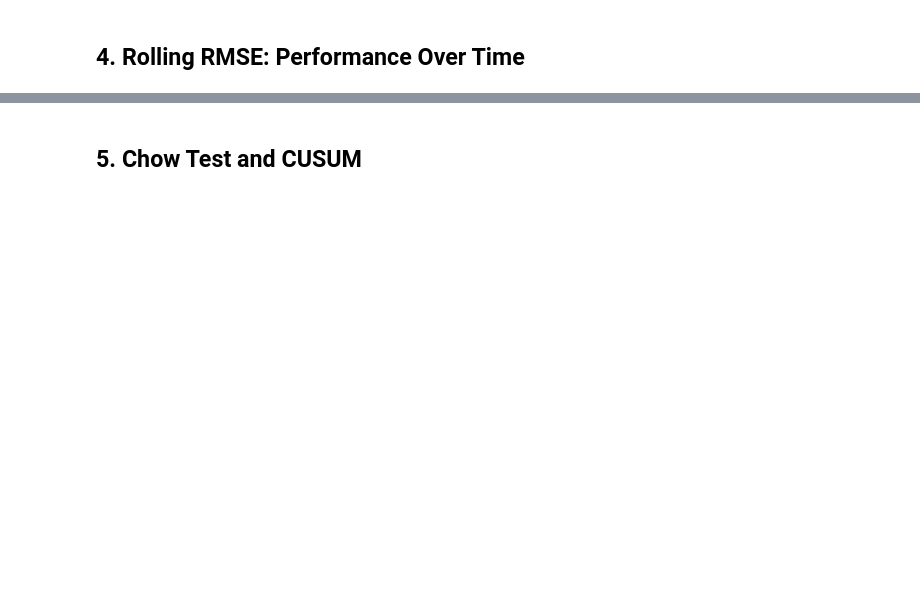
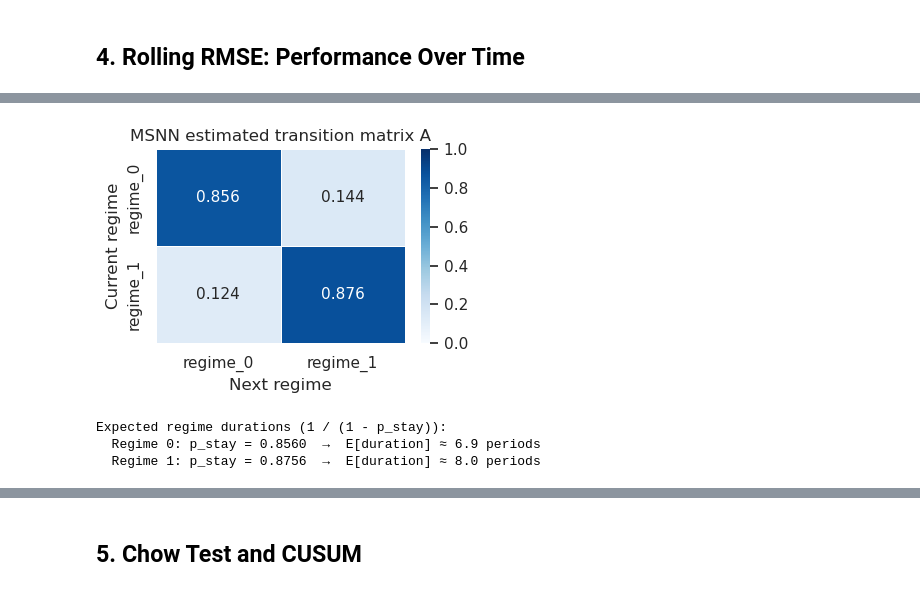
Before and after one commit to claytonbytyci/Lucas-Critique-and-Regimes, a Jupyter notebook: analyses/03_lucas_critique_analysis.ipynb, the cells around one changed output, grey strips where cells are left out. Saved outputs shown, nothing was run; the diff lists cells and outputs as text; code cells hidden in the pictures; blank space fills up the shorter version.

```diff
--- a/analyses/03_lucas_critique_analysis.ipynb
+++ b/analyses/03_lucas_critique_analysis.ipynb
@@ -133,0 +283,27 @@ plt.show()
+# %%
+# --- Transition matrix heatmap ---
+fig, ax = plt.subplots(figsize=(4, 3))
+tm = msnn.transition_matrix
+sns.heatmap(
+    tm, annot=True, fmt='.3f', cmap='Blues',
+    vmin=0, vmax=1, linewidths=0.5, ax=ax,
+    annot_kws={'size': 11},
+)
+ax.set_title('MSNN estimated transition matrix A')
+ax.set_xlabel('Next regime')
+ax.set_ylabel('Current regime')
+plt.tight_layout()
+save_figure(fig, '03_msnn_transition_matrix')
+plt.show()
+
+# Implied expected regime durations
+print('Expected regime durations (1 / (1 - p_stay)):')
+for k in range(msnn.k_regimes):
+    p_stay = msnn._A[k, k]
+    duration = 1.0 / max(1.0 - p_stay, 1e-6)
+    print(f'  Regime {k}: p_stay = {p_stay:.4f}  →  E[duration] ≈ {duration:.1f} periods')
+# %% [output]
+[figure, added]
+Expected regime durations (1 / (1 - p_stay)):
+  Regime 0: p_stay = 0.8560  →  E[duration] ≈ 6.9 periods
+  Regime 1: p_stay = 0.8756  →  E[duration] ≈ 8.0 periods
```
Also changed, not shown: parts of 16 cells of this notebook, 31 other files.
